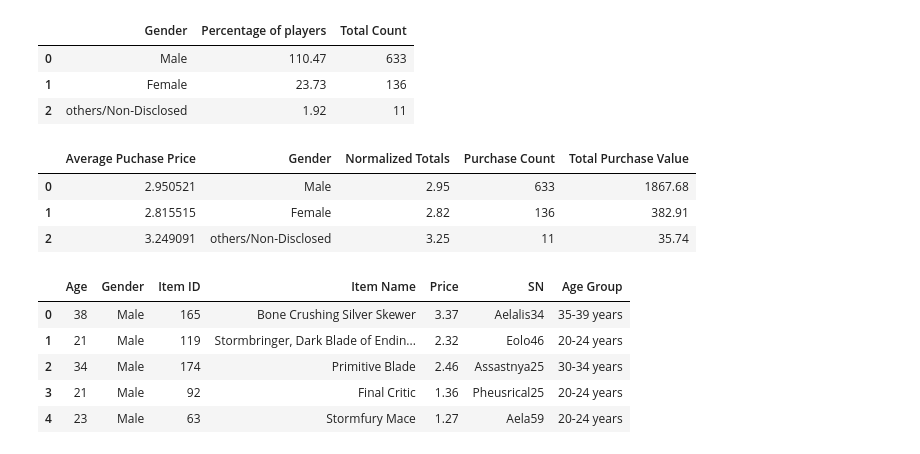
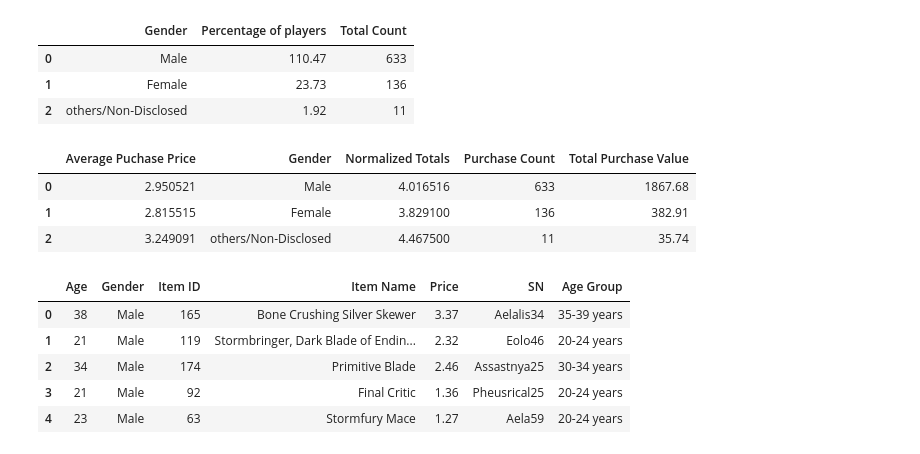
Before and after one commit to shipur/Pandas-PyMoli, a Jupyter notebook: HeroesOfPymoli/pymoli.ipynb, the cells around one changed output. Saved outputs shown, nothing was run; the diff lists cells and outputs as text; code cells hidden in the pictures.

```diff
--- a/HeroesOfPymoli/pymoli.ipynb
+++ b/HeroesOfPymoli/pymoli.ipynb
@@ -62,23 +62,23 @@ female_df = file_df.loc[file_df["Gender"] == "Female"]
 # %%
 #Purchasing Analysis (Other/Non-Disclosed)
 other_nonDis_df = file_df.loc[file_df["Gender"] == "Other / Non-Disclosed"]
 
 #Normalized totals
-norm_total_males = round(male_df["Price"].sum()/male_df["Age"].count(),2)
-norm_total_females = round(female_df["Price"].sum()/female_df["Age"].count(),2)
-norm_total_others = round(other_nonDis_df["Price"].sum()/other_nonDis_df["Age"].count(),2)
+norm_total_males = male_df["Price"].sum()/male_df["SN"].nunique()
+norm_total_females = female_df["Price"].sum()/female_df["SN"].nunique()
+norm_total_others = other_nonDis_df["Price"].sum()/other_nonDis_df["SN"].nunique()
 
 purchase_anlys_df = pd.DataFrame({'Gender': ["Male", "Female", "others/Non-Disclosed"],
                                  'Purchase Count': [male_df["Price"].count(), female_df["Price"].count(), other_nonDis_df["Price"].count()],
                                  'Average Puchase Price': [male_df["Price"].mean(),female_df["Price"].mean(),other_nonDis_df["Price"].mean()],
                                  'Total Purchase Value': [male_df["Price"].sum(),female_df["Price"].sum(),other_nonDis_df["Price"].sum()],
                                  'Normalized Totals':[norm_total_males, norm_total_females, norm_total_others] })
 purchase_anlys_df.head()
 # %% [output]
 |  | Average Puchase Price | Gender | Normalized Totals | Purchase Count | Total Purchase Value |
-| 0 | 2.950521 | Male | 2.95 | 633 | 1867.68 |
-| 1 | 2.815515 | Female | 2.82 | 136 | 382.91 |
-| 2 | 3.249091 | others/Non-Disclosed | 3.25 | 11 | 35.74 |
+| 0 | 2.950521 | Male | 4.016516 | 633 | 1867.68 |
+| 1 | 2.815515 | Female | 3.829100 | 136 | 382.91 |
+| 2 | 3.249091 | others/Non-Disclosed | 4.467500 | 11 | 35.74 |
 # %%
 #Age Demographics
 #------------------
```
Also changed, not shown: parts of 1 cell of this notebook.
